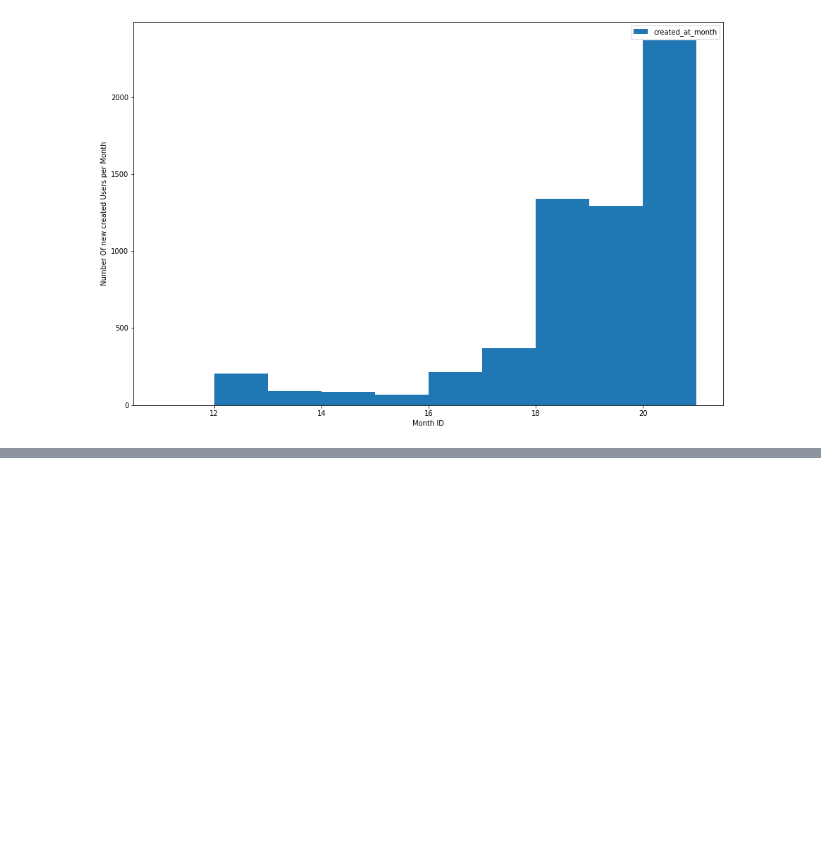
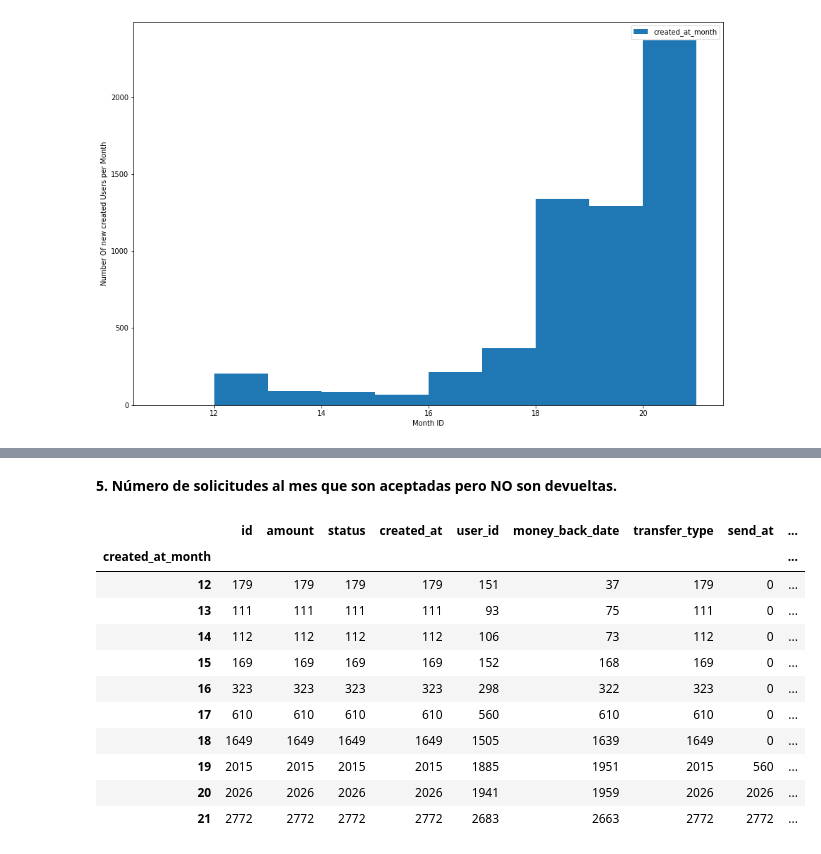
Before and after one commit to ferranjuanals/jump2digital-hackathon, a Jupyter notebook: data.ipynb, the cells around one changed output, grey strips where cells are left out. Drawn from its saved outputs; the diff is of its cells as text; code cells hidden in the pictures; blank space fills up the shorter version.

```diff
--- a/data.ipynb
+++ b/data.ipynb
@@ -145,0 +310,19 @@ Text(0.5, 0, 'Month ID')
+# %% [markdown]
+**5. Número de solicitudes al mes que son aceptadas pero NO son devueltas.**
+# %%
+dfacc=df[df['status']=='approved']
+dfacc=dfacc.groupby(['created_at_month']).count()
+dfacc
+# %% [output]
+|  | id | amount | status | created_at | user_id | money_back_date | transfer_type | send_at | ... |
+| created_at_month |  |  |  |  |  |  |  |  | ... |
+| 12 | 179 | 179 | 179 | 179 | 151 | 37 | 179 | 0 | ... |
+| 13 | 111 | 111 | 111 | 111 | 93 | 75 | 111 | 0 | ... |
+| 14 | 112 | 112 | 112 | 112 | 106 | 73 | 112 | 0 | ... |
+| 15 | 169 | 169 | 169 | 169 | 152 | 168 | 169 | 0 | ... |
+| 16 | 323 | 323 | 323 | 323 | 298 | 322 | 323 | 0 | ... |
+| 17 | 610 | 610 | 610 | 610 | 560 | 610 | 610 | 0 | ... |
+| 18 | 1649 | 1649 | 1649 | 1649 | 1505 | 1639 | 1649 | 0 | ... |
+| 19 | 2015 | 2015 | 2015 | 2015 | 1885 | 1951 | 2015 | 560 | ... |
+| 20 | 2026 | 2026 | 2026 | 2026 | 1941 | 1959 | 2026 | 2026 | ... |
+| 21 | 2772 | 2772 | 2772 | 2772 | 2683 | 2663 | 2772 | 2772 | ... |
```
Also changed, not shown: parts of 31 cells of this notebook.
